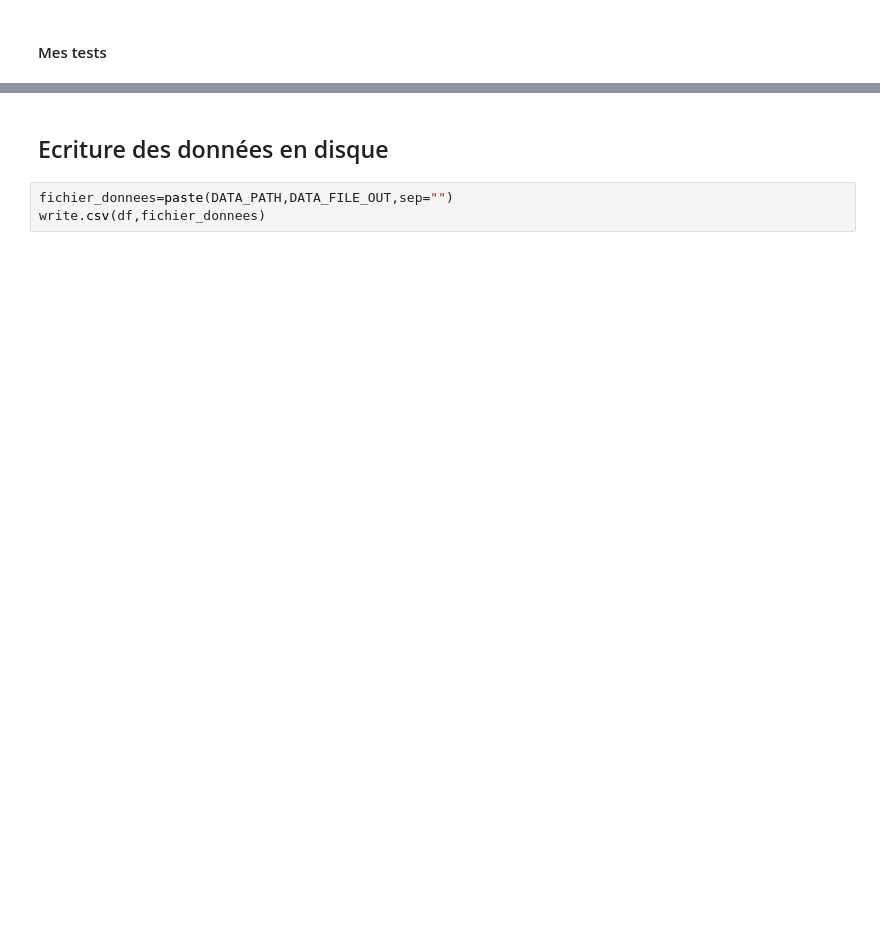
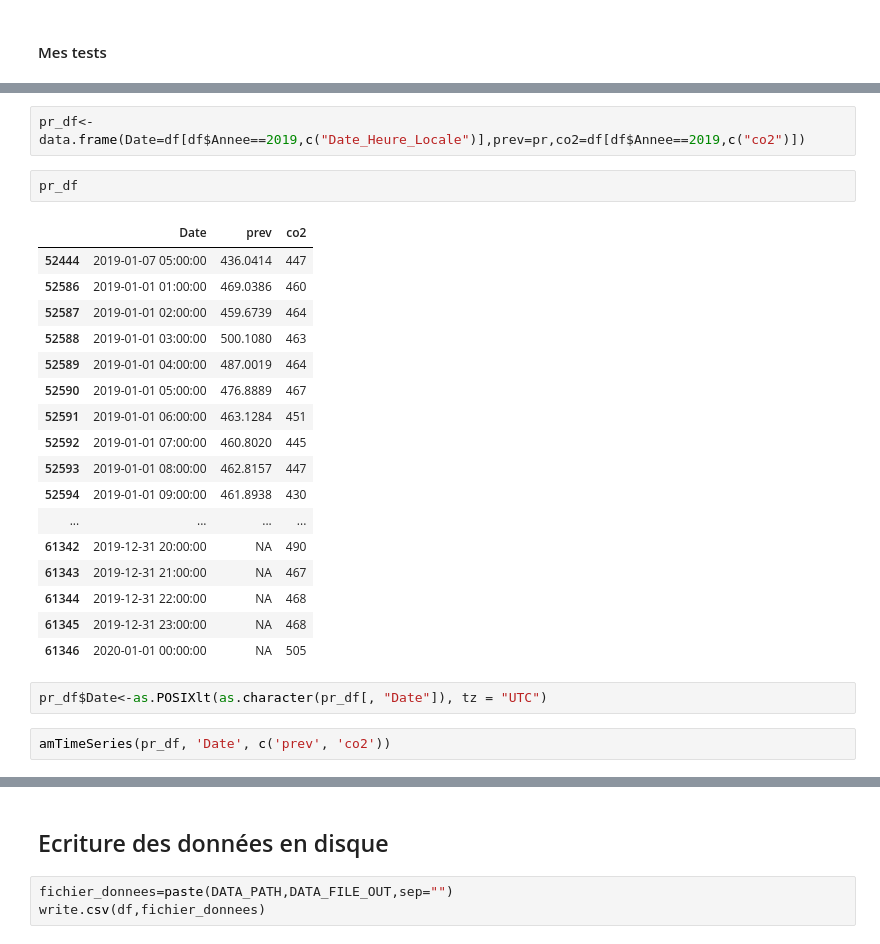
Before and after one commit to jaimecruzdev/metroqualitedelair, a Jupyter notebook: Code/Exploration des donnees/Exploration pre model.ipynb, the cells around one changed output, grey strips where cells are left out. Drawn from its saved outputs; the diff is of its cells as text; blank space fills up the shorter version.

```diff
--- a/Code/Exploration des donnees/Exploration pre model.ipynb
+++ b/Code/Exploration des donnees/Exploration pre model.ipynb
@@ -188,0 +200,26 @@ summary(df)
+# %%
+pr_df<-data.frame(Date=df[df$Annee==2019,c("Date_Heure_Locale")],prev=pr,co2=df[df$Annee==2019,c("co2")])
+# %%
+pr_df
+# %% [output]
+|  | Date | prev | co2 |
+| 52444 | 2019-01-07 05:00:00 | 436.0414 | 447 |
+| 52586 | 2019-01-01 01:00:00 | 469.0386 | 460 |
+| 52587 | 2019-01-01 02:00:00 | 459.6739 | 464 |
+| 52588 | 2019-01-01 03:00:00 | 500.1080 | 463 |
+| 52589 | 2019-01-01 04:00:00 | 487.0019 | 464 |
+| 52590 | 2019-01-01 05:00:00 | 476.8889 | 467 |
+| 52591 | 2019-01-01 06:00:00 | 463.1284 | 451 |
+| 52592 | 2019-01-01 07:00:00 | 460.8020 | 445 |
+| 52593 | 2019-01-01 08:00:00 | 462.8157 | 447 |
+| 52594 | 2019-01-01 09:00:00 | 461.8938 | 430 |
+| ... | ... | ... | ... |
+| 61342 | 2019-12-31 20:00:00 | NA | 490 |
+| 61343 | 2019-12-31 21:00:00 | NA | 467 |
+| 61344 | 2019-12-31 22:00:00 | NA | 468 |
+| 61345 | 2019-12-31 23:00:00 | NA | 468 |
+| 61346 | 2020-01-01 00:00:00 | NA | 505 |
+# %%
+pr_df$Date<-as.POSIXlt(as.character(pr_df[, "Date"]), tz = "UTC")
+# %%
+amTimeSeries(pr_df, 'Date', c('prev', 'co2'))
```
Also changed, not shown: parts of 15 cells of this notebook, 2 other files.
